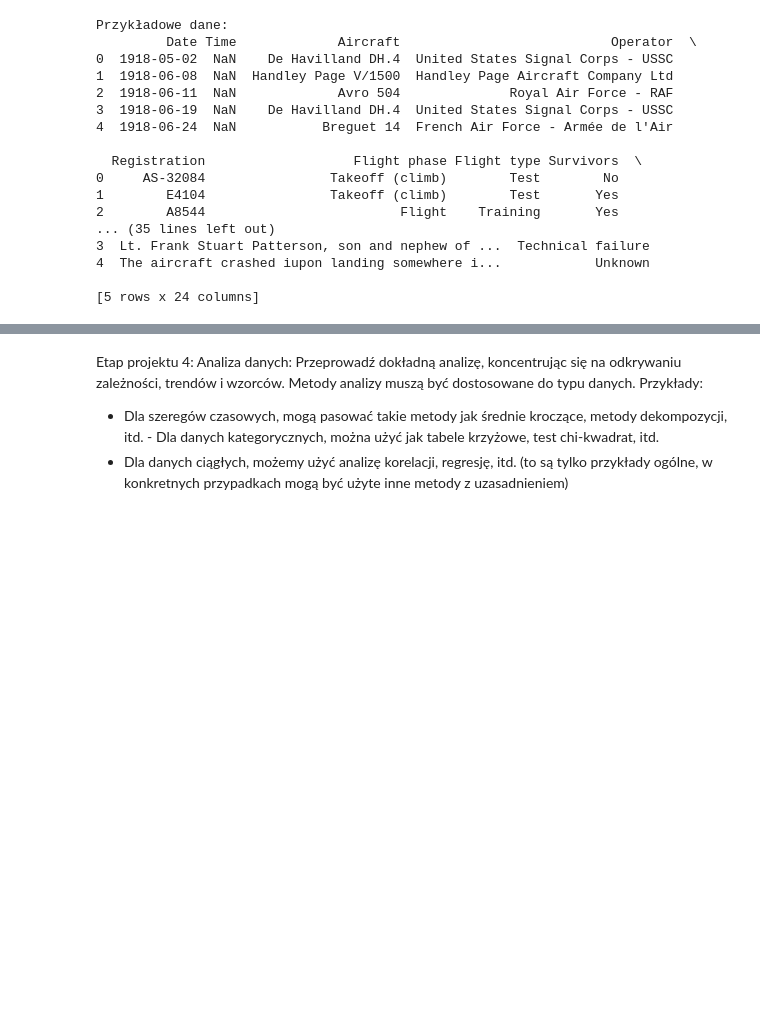
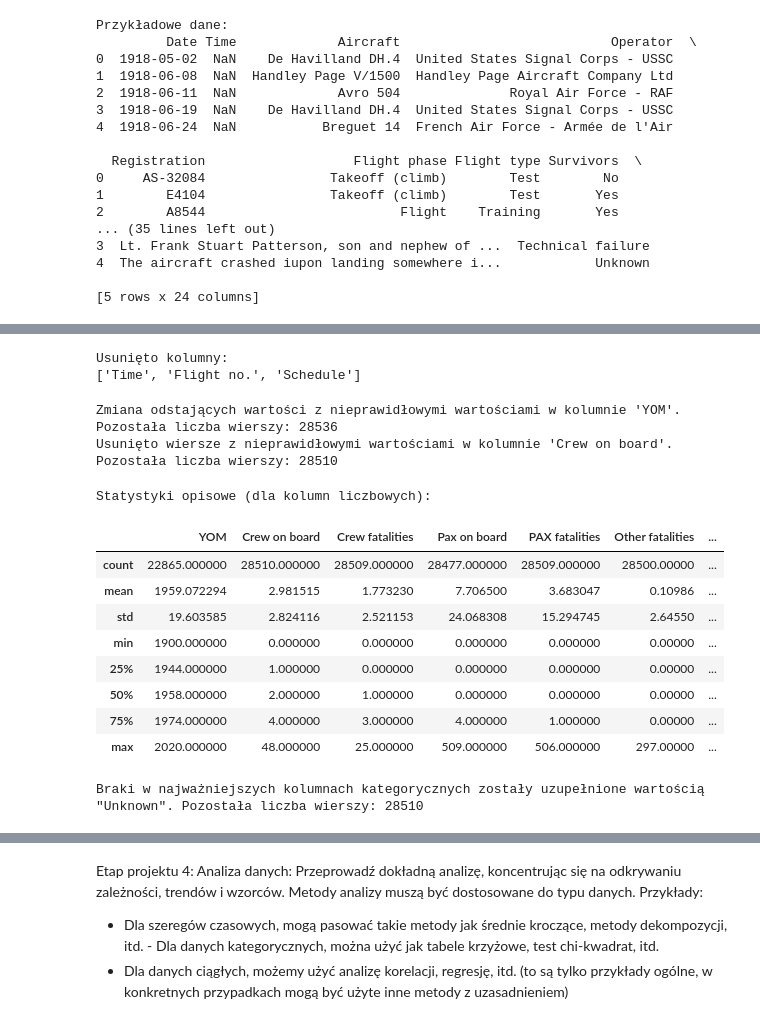
Before and after one commit to lackju/PAD_Airplane_Crashes, a Jupyter notebook: Historical Crashes.ipynb, the cells around one changed output, grey strips where cells are left out. Cells and saved outputs as stored; diff of their text form; code cells hidden in the pictures; blank space fills up the shorter version.

```diff
--- a/Historical Crashes.ipynb
+++ b/Historical Crashes.ipynb
@@ -152,6 +149,8 @@ crashes[numeric_columns] = crashes[numeric_columns].apply(pd.to_numeric, errors=
 # %%
-# Usunięcie wierszy z krytycznymi brakami danych
-# 'Date', 'Crash cause'
-crashes = crashes.dropna(subset=['Date', 'Crash cause'])
-print(f"Liczba wierszy po usunięciu braków w kluczowych kolumnach: {len(crashes)}")
+# Sprawdzenie braków danych w każdej kolumnie (procentowo)
+missing_data = crashes.isnull().mean() * 100
+
+# Wyświetlenie kolumn z brakującymi wartościami w kolejności malejącej
+print("Procent brakujących danych w kolumnach:")
+print(missing_data[missing_data > 0].sort_values(ascending=False))
 # %% [output]
@@ -158,0 +184,36 @@ Liczba wierszy po usunięciu braków w kluczowych kolumnach: 28536
+# %%
+# Usunięcie kolumn z ponad 30% braków
+columns_to_drop = ['Time', 'Flight no.', 'Schedule']
+crashes = crashes.drop(columns=columns_to_drop)
+
+print('Usunięto kolumny:')
+print(columns_to_drop)
+# %% [output]
+Usunięto kolumny:
+['Time', 'Flight no.', 'Schedule']
+# %%
+# Zamiana wierszy z nielogicznymi wartościami w kolumnie 'YOM'
+crashes['YOM'] = crashes['YOM'].where((crashes['YOM'] >= 1900) & (crashes['YOM'] <= 2022), pd.NA)
+print(f"Zmiana odstających wartości z nieprawidłowymi wartościami w kolumnie 'YOM'. Pozostała liczba wierszy: {len(crashes)}")
+
+# Usunięcie wierszy z nielogicznymi wartościami w kolumnie 'Crew on board'
+crashes = crashes[crashes['Crew on board'] <= 50]
+print(f"Usunięto wiersze z nieprawidłowymi wartościami w kolumnie 'Crew on board'. Pozostała liczba wierszy: {len(crashes)}")
+# %% [output]
+Zmiana odstających wartości z nieprawidłowymi wartościami w kolumnie 'YOM'. Pozostała liczba wierszy: 28536
+Usunięto wiersze z nieprawidłowymi wartościami w kolumnie 'Crew on board'. Pozostała liczba wierszy: 28510
+# %%
+# Ponowne wyświetlenie statystyk opisowych po pierwszym czyszczeniu
+print('Statystyki opisowe (dla kolumn liczbowych):')
+crashes.describe()
+# %% [output]
+Statystyki opisowe (dla kolumn liczbowych):
+|  | YOM | Crew on board | Crew fatalities | Pax on board | PAX fatalities | Other fatalities | ... |
+| count | 22865.000000 | 28510.000000 | 28509.000000 | 28477.000000 | 28509.000000 | 28500.00000 | ... |
+| mean | 1959.072294 | 2.981515 | 1.773230 | 7.706500 | 3.683047 | 0.10986 | ... |
+| std | 19.603585 | 2.824116 | 2.521153 | 24.068308 | 15.294745 | 2.64550 | ... |
+| min | 1900.000000 | 0.000000 | 0.000000 | 0.000000 | 0.000000 | 0.00000 | ... |
+| 25% | 1944.000000 | 1.000000 | 0.000000 | 0.000000 | 0.000000 | 0.00000 | ... |
+| 50% | 1958.000000 | 2.000000 | 1.000000 | 0.000000 | 0.000000 | 0.00000 | ... |
+| 75% | 1974.000000 | 4.000000 | 3.000000 | 4.000000 | 1.000000 | 0.00000 | ... |
+| max | 2020.000000 | 48.000000 | 25.000000 | 509.000000 | 506.000000 | 297.00000 | ... |
@@ -159,6 +229,10 @@ Liczba wierszy po usunięciu braków w kluczowych kolumnach: 28536
 # %%
-# Wypełnianie braków w wybranych kolumnach
-crashes['Flight phase'] = crashes['Flight phase'].fillna('Unknown')
-crashes['Flight type'] = crashes['Flight type'].fillna('Unknown')
-crashes['Country'] = crashes['Country'].fillna('Unknown')
+# Wypełnienie brakujących wartości w kolumnach kategorycznych przypisanych do zmiennej 'required_columns'
+for column in required_columns:
+    crashes[column] = crashes[column].fillna('Unknown')
+
+# Wyświetlamy komunikat o zakończeniu procesu uzupełniania braków.
+print(f'Braki w najważniejszych kolumnach kategorycznych zostały uzupełnione wartością "Unknown". Pozostała liczba wierszy: {len(crashes)}')
+# %% [output]
+Braki w najważniejszych kolumnach kategorycznych zostały uzupełnione wartością "Unknown". Pozostała liczba wierszy: 28510
 # %%
```
Also changed, not shown: parts of 28 cells of this notebook.
